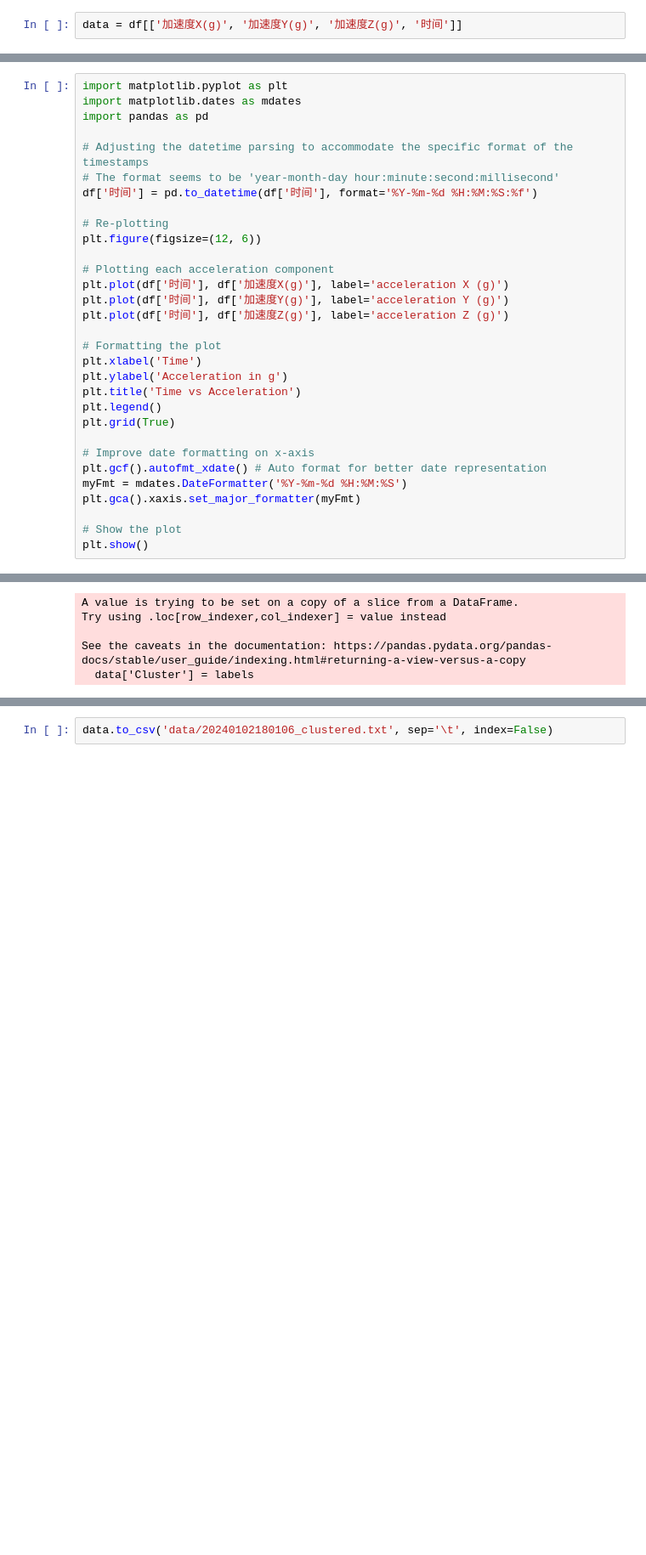
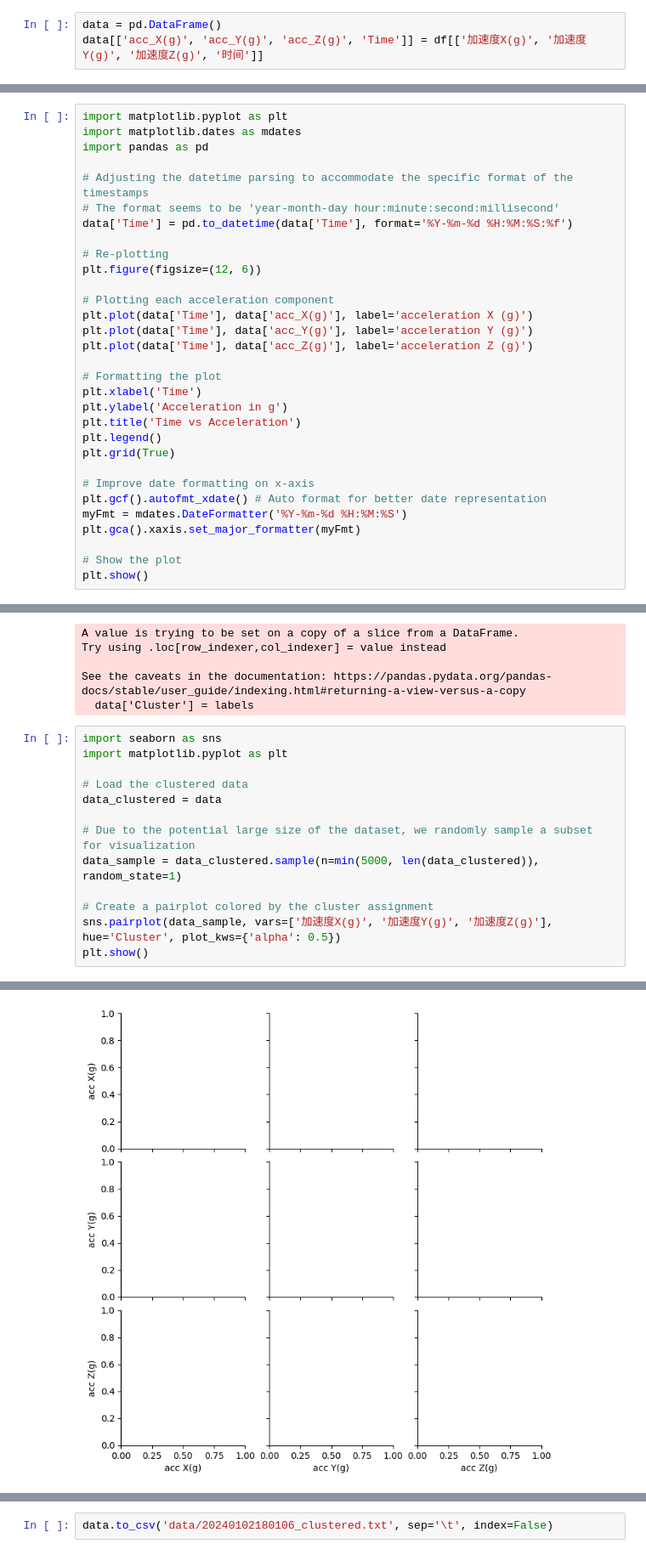
Before and after one commit to bill-unitech2021/motion_recognition_with_sensor_data, a Jupyter notebook: motion_analysis.ipynb, the cells around one changed output, grey strips where cells are left out. Shown at 85% size. Saved outputs shown, nothing was run; the diff lists cells and outputs as text; blank space fills up the shorter version.

```diff
--- a/motion_analysis.ipynb
+++ b/motion_analysis.ipynb
@@ -5,4 +5,5 @@ import pandas as pd
 file_path = 'data/20240102180106.txt'
 df = pd.read_csv(file_path, sep='\t')  # Assuming the separator is a tab, as common in such data logs
 # %%
-data = df[['加速度X(g)', '加速度Y(g)', '加速度Z(g)', '时间']]
+data = pd.DataFrame()
+data[['acc_X(g)', 'acc_Y(g)', 'acc_Z(g)', 'Time']] = df[['加速度X(g)', '加速度Y(g)', '加速度Z(g)', '时间']]
@@ -13,15 +30,15 @@ import pandas as pd
 
 # Adjusting the datetime parsing to accommodate the specific format of the timestamps
 # The format seems to be 'year-month-day hour:minute:second:millisecond'
-df['时间'] = pd.to_datetime(df['时间'], format='%Y-%m-%d %H:%M:%S:%f')
+data['Time'] = pd.to_datetime(data['Time'], format='%Y-%m-%d %H:%M:%S:%f')
 
 # Re-plotting
 plt.figure(figsize=(12, 6))
 
 # Plotting each acceleration component
-plt.plot(df['时间'], df['加速度X(g)'], label='acceleration X (g)')
-plt.plot(df['时间'], df['加速度Y(g)'], label='acceleration Y (g)')
-plt.plot(df['时间'], df['加速度Z(g)'], label='acceleration Z (g)')
+plt.plot(data['Time'], data['acc_X(g)'], label='acceleration X (g)')
+plt.plot(data['Time'], data['acc_Y(g)'], label='acceleration Y (g)')
+plt.plot(data['Time'], data['acc_Z(g)'], label='acceleration Z (g)')
 
 # Formatting the plot
 plt.xlabel('Time')
@@ -82,3 +101,17 @@ Try using .loc[row_indexer,col_indexer] = value instead
 
 See the caveats in the documentation: https://pandas.pydata.org/pandas-docs/stable/user_guide/indexing.html#returning-a-view-versus-a-copy
   data['Cluster'] = labels
+# %%
+import seaborn as sns
+import matplotlib.pyplot as plt
+
+# Load the clustered data
+data_clustered = data
+
+# Due to the potential large size of the dataset, we randomly sample a subset for visualization
+data_sample = data_clustered.sample(n=min(5000, len(data_clustered)), random_state=1)
+
+# Create a pairplot colored by the cluster assignment
+sns.pairplot(data_sample, vars=['加速度X(g)', '加速度Y(g)', '加速度Z(g)'], hue='Cluster', plot_kws={'alpha': 0.5})
+plt.show()
+# %% [output]
@@ -85 +119,2 @@ See the caveats in the documentation: https://pandas.pydata.org/pandas-docs/stab
+[figure, added]
 # %%
```
Also changed, not shown: parts of 5 cells of this notebook.
